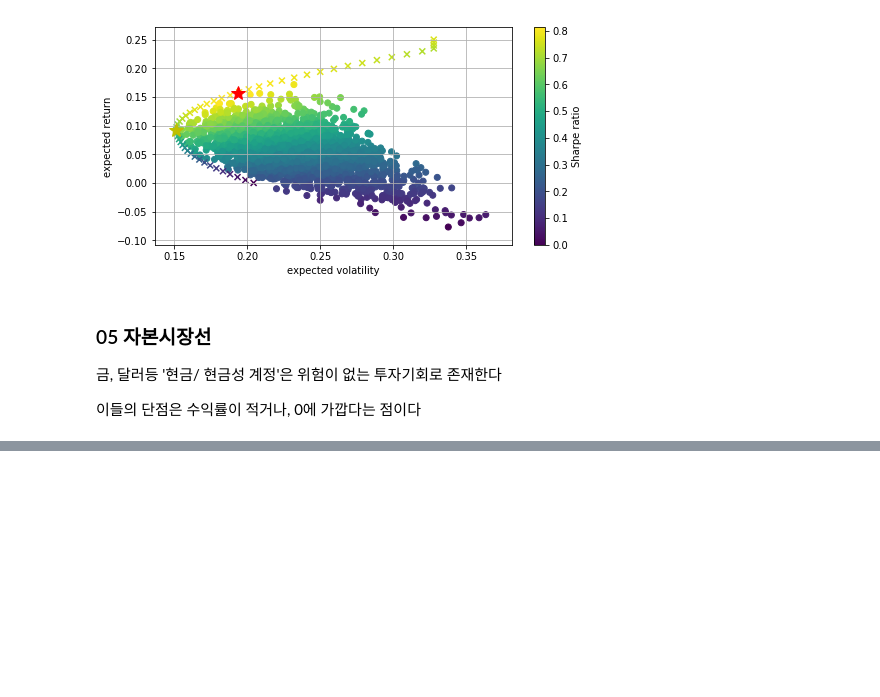
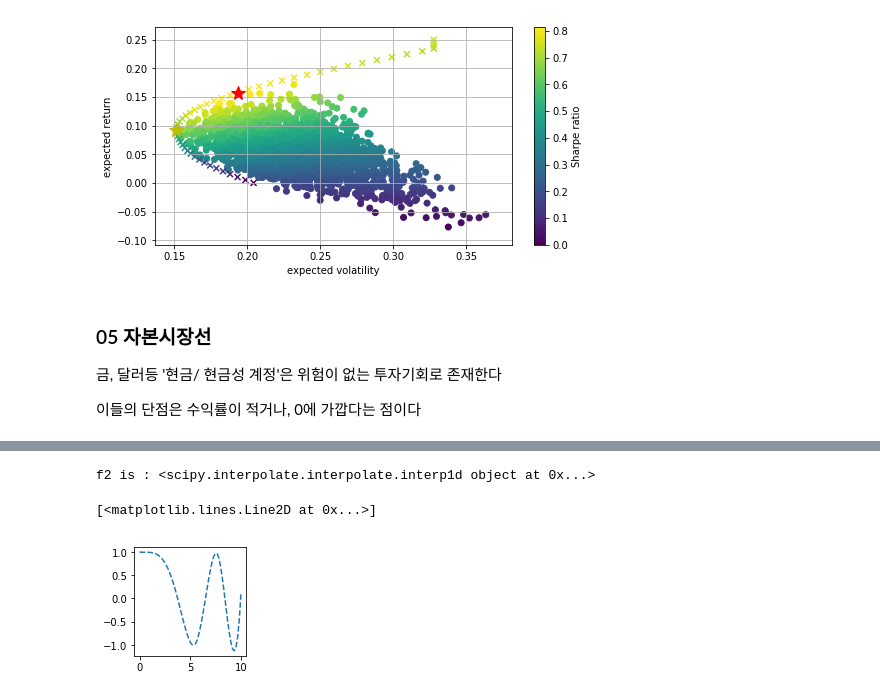
Before and after one commit to YongBeomKim/Finance, a Jupyter notebook: 08.Statistics.ipynb, the cells around one changed output, grey strips where cells are left out. Cells and saved outputs as stored; diff of their text form; code cells hidden in the pictures; blank space fills up the shorter version.

```diff
--- a/08.Statistics.ipynb
+++ b/08.Statistics.ipynb
@@ -661,0 +683,14 @@ plt.xlabel('expected volatility'); plt.ylabel('expected return')
+# %%
+# 보간법으로 smooth하게 변경한 좌표값
+from scipy.interpolate import interp1d
+f2 = interp1d(x_org, y_org, kind='cubic')
+print('f2 is :',f2)
+
+# num = 61 (총 61개의 점으로 곡선에 반영)
+xnew = np.linspace(0, 10, num=61, endpoint=True)
+plt.figure(figsize=(2,2))
+plt.plot( xnew, f2(xnew), '--')
+# %% [output]
+f2 is : <scipy.interpolate.interpolate.interp1d object at 0x...>
+[<matplotlib.lines.Line2D at 0x...>]
+[figure, added]
```
Also changed, not shown: parts of 44 cells of this notebook.
